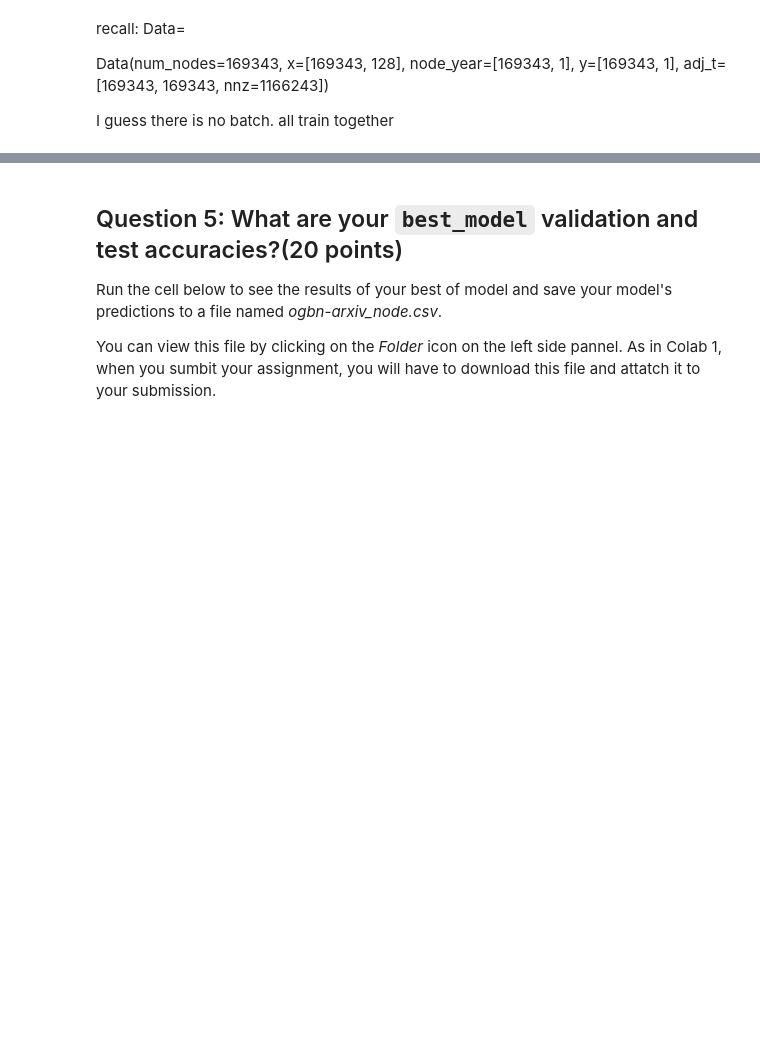
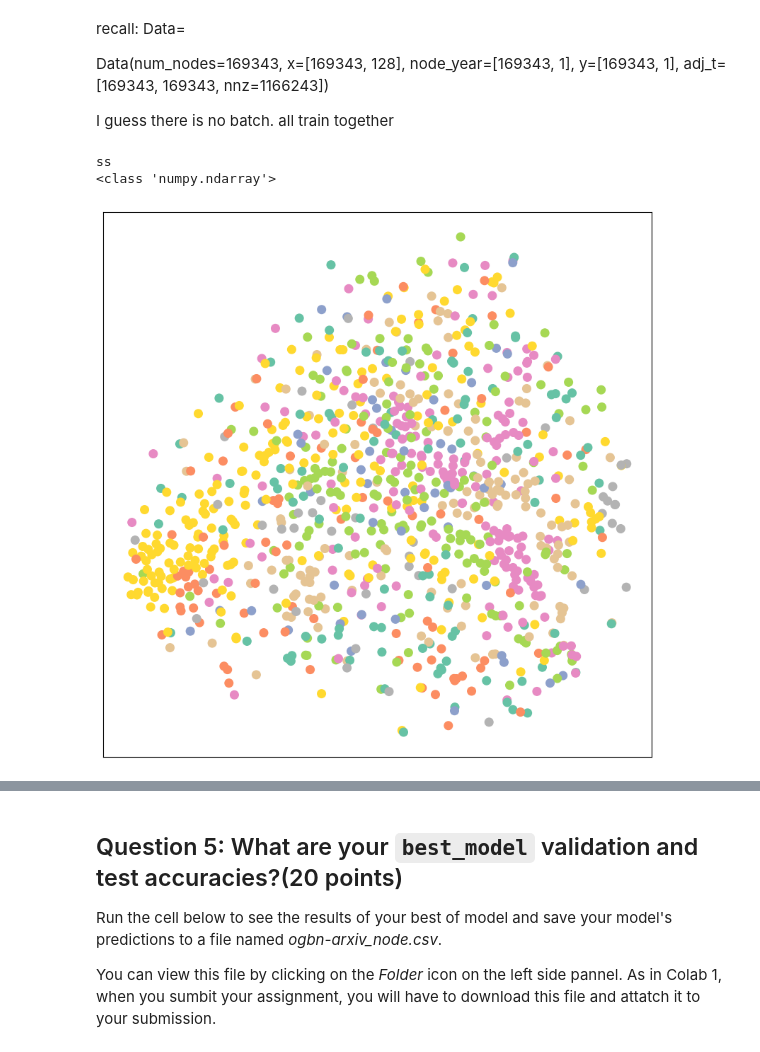
Before and after one commit to SheidaMajouni/GNN, a Jupyter notebook: CS224W_Colab2.ipynb, the cells around one changed output, grey strips where cells are left out. Saved outputs shown, nothing was run; the diff lists cells and outputs as text; code cells hidden in the pictures; blank space fills up the shorter version.

```diff
--- a/CS224W_Colab2.ipynb
+++ b/CS224W_Colab2.ipynb
@@ -416,7 +416,7 @@ class GCN(torch.nn.Module):
 
         #########################################
 
-        return out
+        return x, out # shedia added x for visualization
 # %% [markdown]
 recall: Data=
 
@@ -515,6 +515,28 @@ if 'IS_GRADESCOPE_ENV' not in os.environ:
               dataset.num_classes, args['num_layers'],
               args['dropout']).to(device)
   evaluator = Evaluator(name='ogbn-arxiv')
+# %%
+import matplotlib.pyplot as plt
+from sklearn.manifold import TSNE
+
+def visualize(h, color):
+    z = TSNE(n_components=2).fit_transform(h.detach().cpu().numpy())
+
+    color = color.detach().cpu().numpy()
+
+    plt.figure(figsize=(10,10))
+    plt.xticks([])
+    plt.yticks([])
+
+    plt.scatter(z[:, 0], z[:, 1], s=70, c=color, cmap="Set2")
+    plt.show()
+# %%
+x_visual, out = model(data.x, data.adj_t)
+visualize(x_visual[0:1000,], color=data.y[0:1000])
+# %% [output]
+ss
+<class 'numpy.ndarray'>
+[figure, added]
 # %%
 # Please do not change these args
 # Training should take <10min using GPU runtime
```
Also changed, not shown: parts of 6 cells of this notebook.
